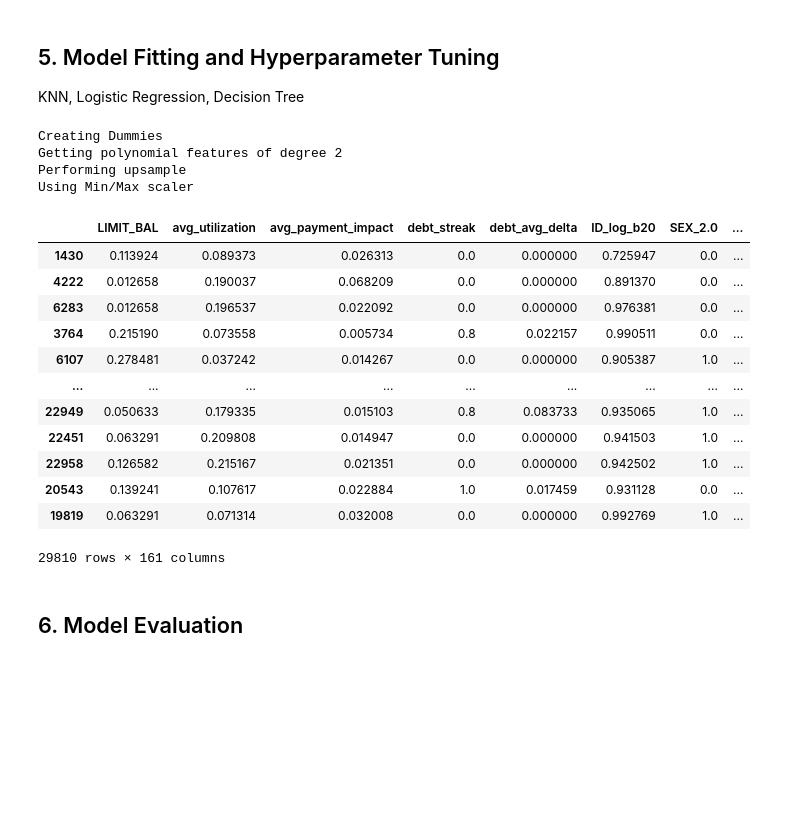
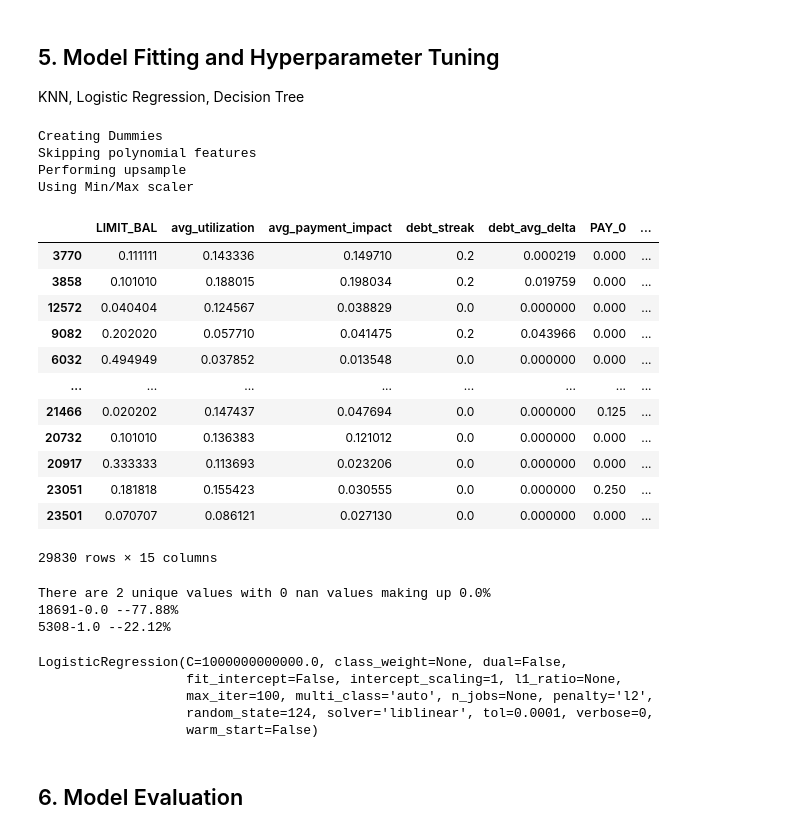
Before and after one commit to coreyautoforkingbufferaccount/nyc-mhtn-ds-021720, a Jupyter notebook: week_7/classification-assessment/working_dir/classification-assessment.ipynb, the cells around one changed output. Cells and saved outputs as stored; diff of their text form; code cells hidden in the pictures; blank space fills up the shorter version.

```diff
--- a/week_7/classification-assessment/working_dir/classification-assessment.ipynb
+++ b/week_7/classification-assessment/working_dir/classification-assessment.ipynb
@@ -52,7 +55,7 @@ Index(['ID', 'LIMIT_BAL', 'SEX', 'EDUCATION', 'MARRIAGE', 'AGE', 'PAY_0',
        'default payment next month'],
       dtype='object')
 # %%
-df.rename(columns={"PAY_0":"PAY_1"}, inplace=True)
+# df.rename(columns={"PAY_0":"PAY_1"}, inplace=True)
 
 #Imputes values to combine "other"/"unknown" fields in the marriage and education columns.
 df= replace_unknowns(df)
@@ -108,6 +129,8 @@ graph.sb_multiplot(sns.boxplot)
 # %% [markdown]
 ## 3. Feature Engineering
 # %%
-df=calculate_utilization(df)
+df = calculate_utilization(df)
+df = combine_pay_columns(df)
+df = split_pay_columns(df)
 # %% [markdown]
 ## 4. Feature Selection
@@ -151,25 +206,46 @@ polynomial = {"method":"choose", "columns":["avg_utilization", "avg_payment_impa
+# %%
+#Creating column selection dictionaries for the data from lists of column names.
+
+#Lists to go in the dictionaries.
+nom = ["SEX", "EDUCATION", "MARRIAGE",]
+reg_dummies = []
+pay_dummies=["PAY_0N1", "PAY_0N2"]
+untr = ["LIMIT_BAL", "avg_utilization", "avg_payment_impact", "debt_streak",
+        "debt_avg_delta","PAY_0",'payment_improvements']
+# tran = {"logged": {"ID":20,}
+tran = {}
+polyc = ["avg_utilization", "avg_payment_impact", "PAY_1",]
+
+#The dicts that come into the arguments.
+target_col = "default payment next month"
+categorical = {
+    "nominal_features":nom, "standard_dummies":reg_dummies, "impute_dummies":pay_dummies
+}
+
+continuous = {"untransformed":untr, "transformed": tran}
+polynomial = {"method":"all", "columns":polyc}
 # %% [markdown]
 ## 5. Model Fitting and Hyperparameter Tuning
 KNN, Logistic Regression, Decision Tree
 # %%
-data = DataPreprocessor(df, target_col, categorical, continuous, polynomial, True, True,)
-data.data_preprocessing(balance_class="upsample", scale_type="minmax", poly_degree=2)
-data.X_train
+data = DataPreprocessor(df, target_col, categorical, continuous, polynomial, True, True,random_state=124)
+data.data_preprocessing(balance_class="upsample", scale_type="minmax", poly_degree=False)
+data.get_X_test()
 # %% [output]
 Creating Dummies
-Getting polynomial features of degree 2
+Skipping polynomial features
 Performing upsample
 Using Min/Max scaler
-|  | LIMIT_BAL | avg_utilization | avg_payment_impact | debt_streak | debt_avg_delta | ID_log_b20 | SEX_2.0 | ... |
-| 1430 | 0.113924 | 0.089373 | 0.026313 | 0.0 | 0.000000 | 0.725947 | 0.0 | ... |
-| 4222 | 0.012658 | 0.190037 | 0.068209 | 0.0 | 0.000000 | 0.891370 | 0.0 | ... |
-| 6283 | 0.012658 | 0.196537 | 0.022092 | 0.0 | 0.000000 | 0.976381 | 0.0 | ... |
-| 3764 | 0.215190 | 0.073558 | 0.005734 | 0.8 | 0.022157 | 0.990511 | 0.0 | ... |
-| 6107 | 0.278481 | 0.037242 | 0.014267 | 0.0 | 0.000000 | 0.905387 | 1.0 | ... |
-| ... | ... | ... | ... | ... | ... | ... | ... | ... |
-| 22949 | 0.050633 | 0.179335 | 0.015103 | 0.8 | 0.083733 | 0.935065 | 1.0 | ... |
-| 22451 | 0.063291 | 0.209808 | 0.014947 | 0.0 | 0.000000 | 0.941503 | 1.0 | ... |
-| 22958 | 0.126582 | 0.215167 | 0.021351 | 0.0 | 0.000000 | 0.942502 | 1.0 | ... |
-| 20543 | 0.139241 | 0.107617 | 0.022884 | 1.0 | 0.017459 | 0.931128 | 0.0 | ... |
-| 19819 | 0.063291 | 0.071314 | 0.032008 | 0.0 | 0.000000 | 0.992769 | 1.0 | ... |
+|  | LIMIT_BAL | avg_utilization | avg_payment_impact | debt_streak | debt_avg_delta | PAY_0 | ... |
+| 3770 | 0.111111 | 0.143336 | 0.149710 | 0.2 | 0.000219 | 0.000 | ... |
+| 3858 | 0.101010 | 0.188015 | 0.198034 | 0.2 | 0.019759 | 0.000 | ... |
+| 12572 | 0.040404 | 0.124567 | 0.038829 | 0.0 | 0.000000 | 0.000 | ... |
+| 9082 | 0.202020 | 0.057710 | 0.041475 | 0.2 | 0.043966 | 0.000 | ... |
+| 6032 | 0.494949 | 0.037852 | 0.013548 | 0.0 | 0.000000 | 0.000 | ... |
+| ... | ... | ... | ... | ... | ... | ... | ... |
+| 21466 | 0.020202 | 0.147437 | 0.047694 | 0.0 | 0.000000 | 0.125 | ... |
+| 20732 | 0.101010 | 0.136383 | 0.121012 | 0.0 | 0.000000 | 0.000 | ... |
+| 20917 | 0.333333 | 0.113693 | 0.023206 | 0.0 | 0.000000 | 0.000 | ... |
+| 23051 | 0.181818 | 0.155423 | 0.030555 | 0.0 | 0.000000 | 0.250 | ... |
+| 23501 | 0.070707 | 0.086121 | 0.027130 | 0.0 | 0.000000 | 0.000 | ... |
-29810 rows × 161 columns
+29830 rows × 15 columns
@@ -443,9 +252,20 @@ class DataPreprocessor(object):
 # %%
 full_value_counts(df, target_col)
+# %% [output]
+There are 2 unique values with 0 nan values making up 0.0%
+18691-0.0 --77.88%
+5308-1.0 --22.12%
 # %%
-logreg = LogisticRegression(fit_intercept=False, C=1e12, solver='liblinear')
+logreg = LogisticRegression(fit_intercept=False, C=1e12,
+                            solver='liblinear', random_state=data.random_state)
 model_log = logreg.fit(data.X_train, data.y_train)
 model_log
+# %% [output]
+LogisticRegression(C=1000000000000.0, class_weight=None, dual=False,
+                   fit_intercept=False, intercept_scaling=1, l1_ratio=None,
+                   max_iter=100, multi_class='auto', n_jobs=None, penalty='l2',
+                   random_state=124, solver='liblinear', tol=0.0001, verbose=0,
+                   warm_start=False)
 # %% [markdown]
 ## 6. Model Evaluation
 # %%
```
Also changed, not shown: parts of 23 cells of this notebook, 1 other file.
